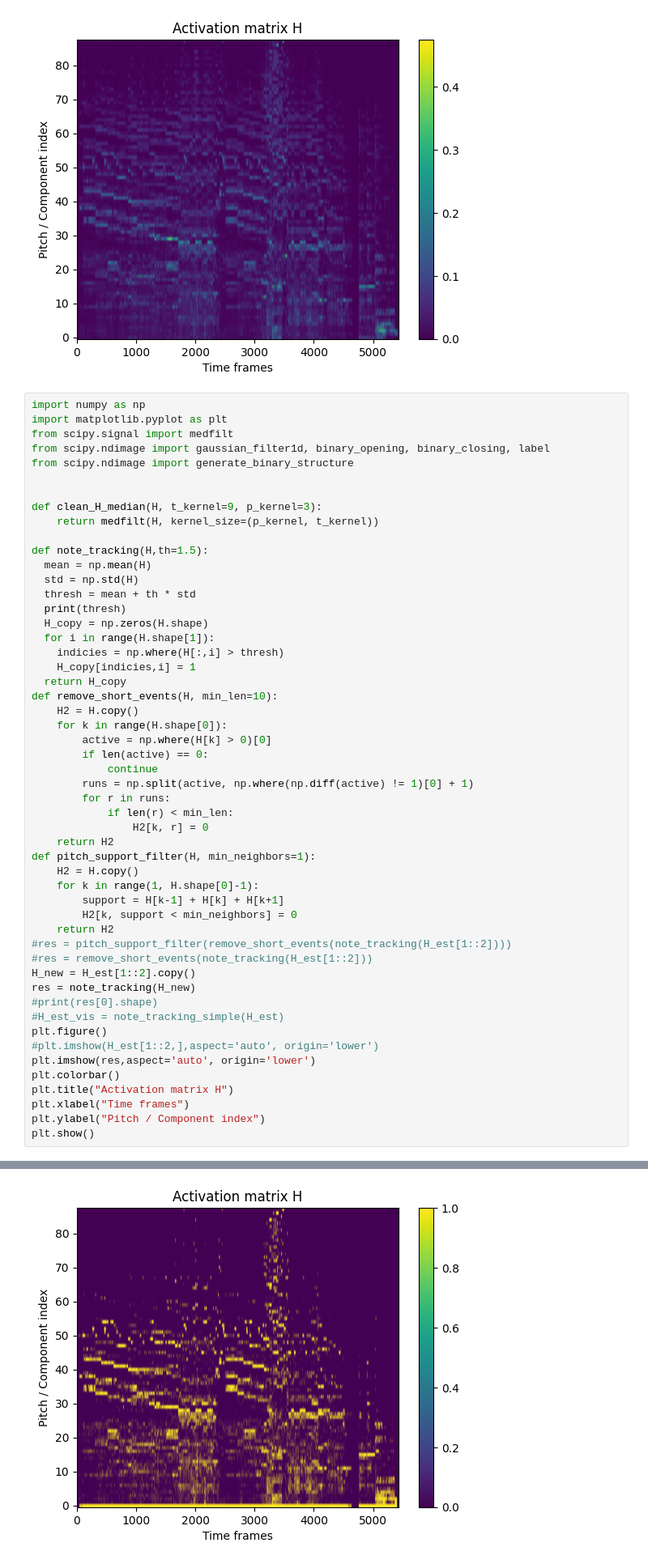
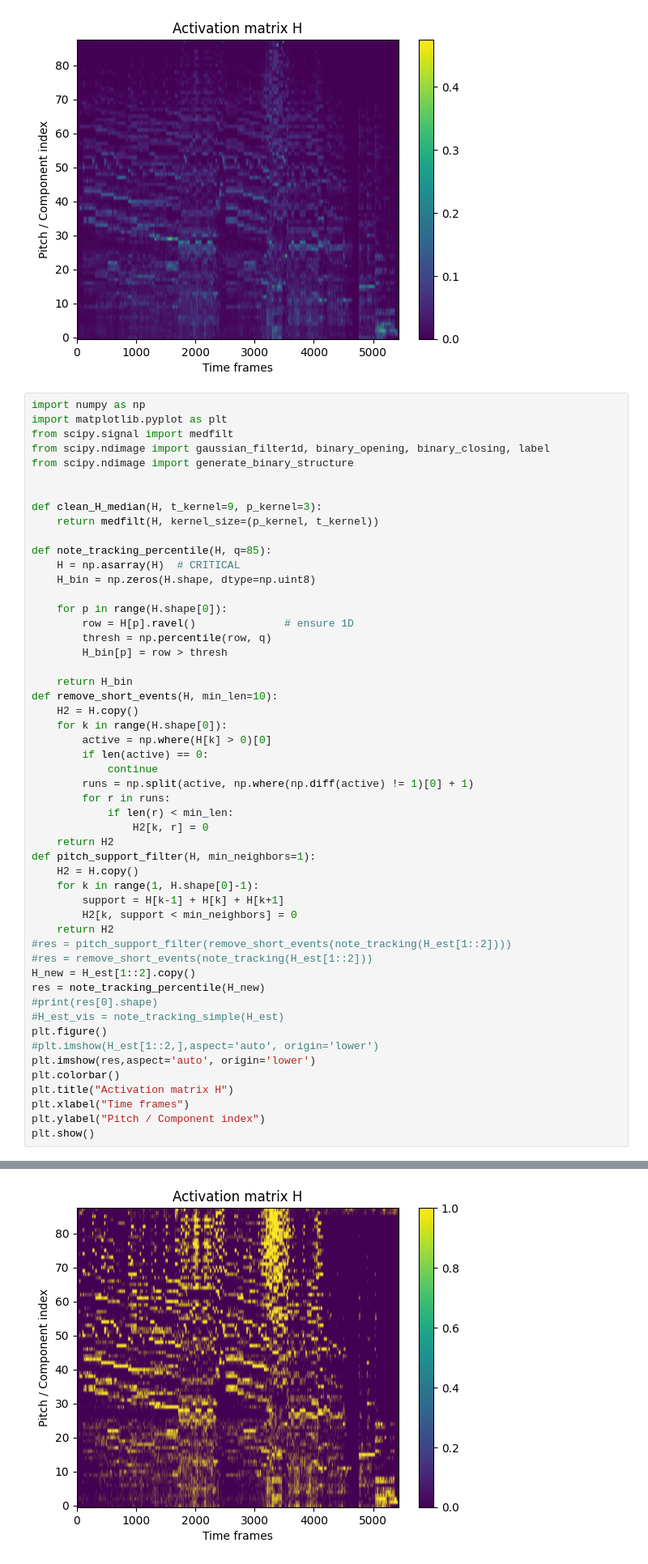
Before and after one commit to bierml/NMFforAMT, a Jupyter notebook: upgrade/Music_Transcribing[NMF].ipynb, the cells around one changed output, grey strips where cells are left out. Shown at 81% size. Saved outputs shown, nothing was run; the diff lists cells and outputs as text.

```diff
--- a/upgrade/Music_Transcribing[NMF].ipynb
+++ b/upgrade/Music_Transcribing[NMF].ipynb
@@ -178,16 +187,16 @@ from scipy.ndimage import generate_binary_structure
 def clean_H_median(H, t_kernel=9, p_kernel=3):
     return medfilt(H, kernel_size=(p_kernel, t_kernel))
 
-def note_tracking(H,th=1.5):
-  mean = np.mean(H)
-  std = np.std(H)
-  thresh = mean + th * std
-  print(thresh)
-  H_copy = np.zeros(H.shape)
-  for i in range(H.shape[1]):
-    indicies = np.where(H[:,i] > thresh)
-    H_copy[indicies,i] = 1
-  return H_copy
+def note_tracking_percentile(H, q=85):
+    H = np.asarray(H)  # CRITICAL
+    H_bin = np.zeros(H.shape, dtype=np.uint8)
+
+    for p in range(H.shape[0]):
+        row = H[p].ravel()              # ensure 1D
+        thresh = np.percentile(row, q)
+        H_bin[p] = row > thresh
+
+    return H_bin
 def remove_short_events(H, min_len=10):
     H2 = H.copy()
     for k in range(H.shape[0]):
@@ -208,7 +217,7 @@ def pitch_support_filter(H, min_neighbors=1):
 #res = pitch_support_filter(remove_short_events(note_tracking(H_est[1::2])))
 #res = remove_short_events(note_tracking(H_est[1::2]))
 H_new = H_est[1::2].copy()
-res = note_tracking(H_new)
+res = note_tracking_percentile(H_new)
 #print(res[0].shape)
 #H_est_vis = note_tracking_simple(H_est)
 plt.figure()
@@ -224,4 +232,4 @@ plt.show()
-[figure, old version]
+[figure, new version]
 # %%
 tempo, beats = librosa.beat.beat_track(y=x, sr=f_s)
 
```
Also changed, not shown: parts of 8 cells of this notebook, 1 other file.
